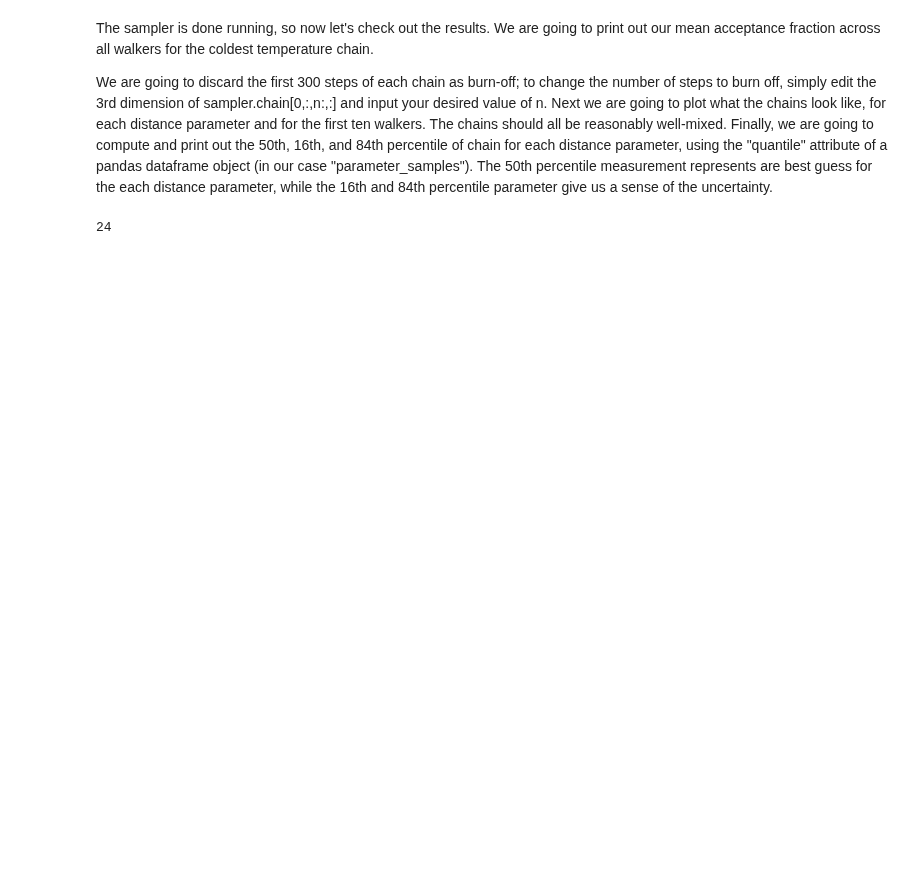
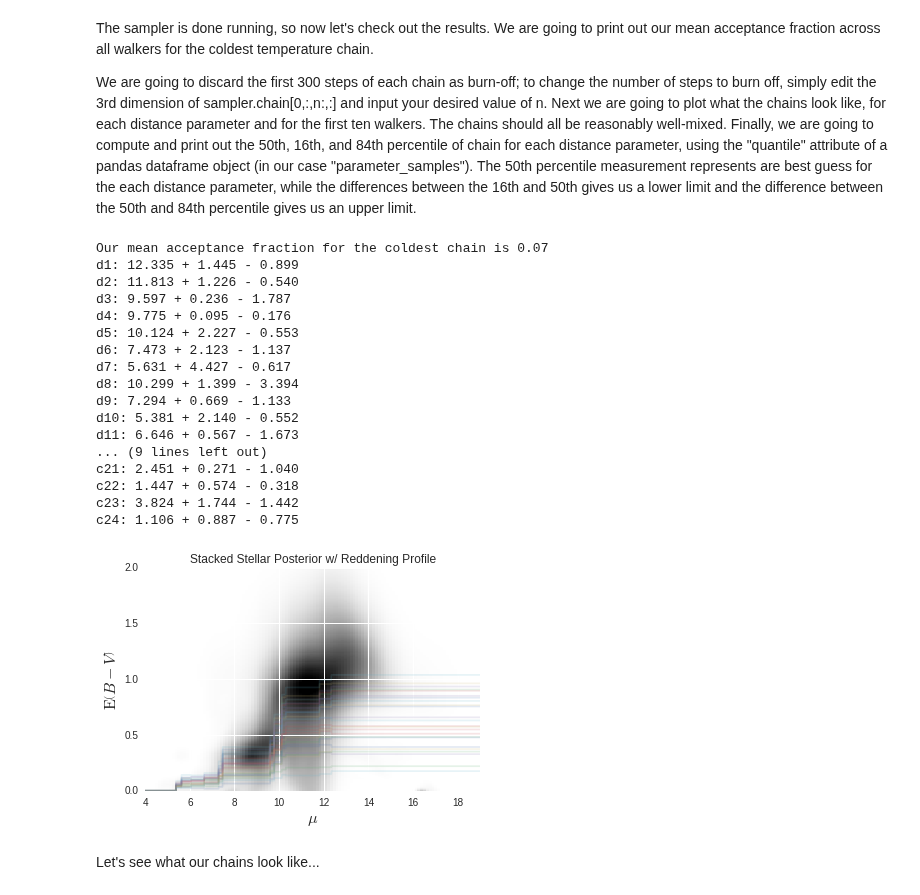
Before and after one commit to catherinezucker/dustcurve, a Jupyter notebook: tutorial.ipynb, the cells around one changed output. Cells and saved outputs as stored; diff of their text form; code cells hidden in the pictures; blank space fills up the shorter version.

```diff
--- a/tutorial.ipynb
+++ b/tutorial.ipynb
@@ -37,7 +37,7 @@ warnings.filterwarnings("ignore", category=Warning, module="emcee")
 fnames='89996.h5'
 
 #fetch the required likelihood and prior arguments for PTSampler
-ldata,pdata=io.fetch_args(fnames,[4,19],0.06)
+ldata,pdata=io.fetch_args(fnames,[4,19,0,10],0.06)
 
 # the model has 12 parameters; we'll use 50 walkers, 500 steps each, at 5 different temps
 ndim=24
@@ -62,11 +62,12 @@ starting_positions = [[result + 1e-1*np.random.randn(ndim) for i in range(nwalke
 #set up the starting position array and add variance (up to 1 in distance modulus) to each walker
 starting_positions = [[result + 1e-1*np.random.randn(ndim) for i in range(nwalkers)] for j in range(ntemps)]
 
+
 #set up the sampler object
 sampler = emcee.PTSampler(ntemps, nwalkers, ndim, model.log_likelihood, model.log_prior, loglargs=(ldata), logpargs=[pdata])
 
 #burn in, and save final positions for all parameters, which we'll then set off our walkers at for the "real" thing
-post_burn_pos, prob, state = sampler.run_mcmc(starting_positions, 100)
+post_burn_pos, prob, state = sampler.run_mcmc(starting_positions, 200)
 sampler.reset()
 
 print("Setup complete")
@@ -80,32 +85,60 @@ print('Sampler Done')
 # %% [markdown]
 The sampler is done running, so now let's check out the results. We are going to print out our mean acceptance fraction across all walkers for the coldest temperature chain.
 
-We are going to discard the first 300 steps of each chain as burn-off; to change the number of steps to burn off, simply edit the 3rd dimension of sampler.chain[0,:,n:,:] and input your desired value of n. Next we are going to plot what the chains look like, for each distance parameter and for the first ten walkers. The chains should all be reasonably well-mixed. Finally, we are going to compute and print out the 50th, 16th, and 84th percentile of chain for each distance parameter, using the "quantile" attribute of a pandas dataframe object (in our case "parameter_samples"). The 50th percentile measurement represents are best guess for the each distance parameter, while the 16th and 84th percentile parameter give us a sense of the uncertainty.
+We are going to discard the first 300 steps of each chain as burn-off; to change the number of steps to burn off, simply edit the 3rd dimension of sampler.chain[0,:,n:,:] and input your desired value of n. Next we are going to plot what the chains look like, for each distance parameter and for the first ten walkers. The chains should all be reasonably well-mixed. Finally, we are going to compute and print out the 50th, 16th, and 84th percentile of chain for each distance parameter, using the "quantile" attribute of a pandas dataframe object (in our case "parameter_samples"). The 50th percentile measurement represents are best guess for the each distance parameter, while the differences between the 16th and 50th gives us a lower limit and the difference between the 50th and 84th percentile gives us an upper limit.
 # %%
 #Extract the coldest [beta=1] temperature chain from the sampler object; discard first 100 samples as burnin
 samples_cold = sampler.chain[0,:,100:,:]
 traces_cold = samples_cold.reshape(-1, ndim).T
 
 #check out acceptance fraction:
 print("Our mean acceptance fraction for the coldest chain is %.2f" % np.mean(sampler.acceptance_fraction[0]))
 
-unique_co,indices,post_array,ratio=ldata
-
 #find best fit values for each of the 24 parameters (12 d's and 12 c's)
 theta=pd.DataFrame(traces_cold)
 quantile_50=theta.quantile(.50, axis=1).values
-quantile_85=theta.quantile(.85, axis=1).values
+quantile_84=theta.quantile(.84, axis=1).values
 quantile_16=theta.quantile(.16, axis=1).values
 
+upperlim=quantile_84-quantile_50
+lowerlim=quantile_50-quantile_16
+
 #print out distances
-for i in range(0,len(best)/2):
-    print('d%i: %.3f + %.3f - %.3f' % (i,quantile_50[i],quantile_85[i], quantile_16[i]))
+for i in range(0,int(len(quantile_50)/2)):
+    print('d%i: %.3f + %.3f - %.3f' % (i+1,quantile_50[i],upperlim[i], lowerlim[i]))
 
 #print out coefficients
-for i in range(len(theta)/2, len(theta)):
-    print('d%i: %.3f + %.3f - %.3f' % (i,quantile_50[i],quantile_85[i], quantile_16[i]))
+for i in range(int(len(quantile_50)/2), int(len(quantile_50))):
+    print('c%i: %.3f + %.3f - %.3f' % (i+1,quantile_50[i],upperlim[i], lowerlim[i]))
+
+from dustcurve import pixclass
+
+unique_co,indices,unique_post,ratio=ldata
+pixObj=pixclass.PixStars('/n/fink1/czucker/Data/89996.h5')
+post_array=pixObj.get_p()
 
 
-
+from dustcurve import plot_posterior
 #plot the reddening profile over the stacked, normalized stellar posterior surfaces
-plot_posterior.plot_posterior(post_array,np.linspace(4,19,120),np.linspace(0,7,700),quantile_50,ratio,unique_co)
+plot_posterior.plot_posterior(np.asarray(post_array),np.linspace(4,19,120),np.linspace(0,7,700),quantile_50,ratio,unique_co,[4,19],[0,2])
+# %% [output]
+Our mean acceptance fraction for the coldest chain is 0.07
+d1: 12.335 + 1.445 - 0.899
+d2: 11.813 + 1.226 - 0.540
+d3: 9.597 + 0.236 - 1.787
+d4: 9.775 + 0.095 - 0.176
+d5: 10.124 + 2.227 - 0.553
+d6: 7.473 + 2.123 - 1.137
+d7: 5.631 + 4.427 - 0.617
+d8: 10.299 + 1.399 - 3.394
+d9: 7.294 + 0.669 - 1.133
+d10: 5.381 + 2.140 - 0.552
+d11: 6.646 + 0.567 - 1.673
+... (9 lines left out)
+c21: 2.451 + 0.271 - 1.040
+c22: 1.447 + 0.574 - 0.318
+c23: 3.824 + 1.744 - 1.442
+c24: 1.106 + 0.887 - 0.775
+[figure, added]
+# %% [markdown]
+Let's see what our chains look like...
@@ -123,7 +172,3 @@ probdata[:,:,:]=sampler.lnprobability
 
 
 fwrite.close()
-# %%
-len(result)
-# %% [output]
-24
```
Also changed, not shown: parts of 4 cells of this notebook.
